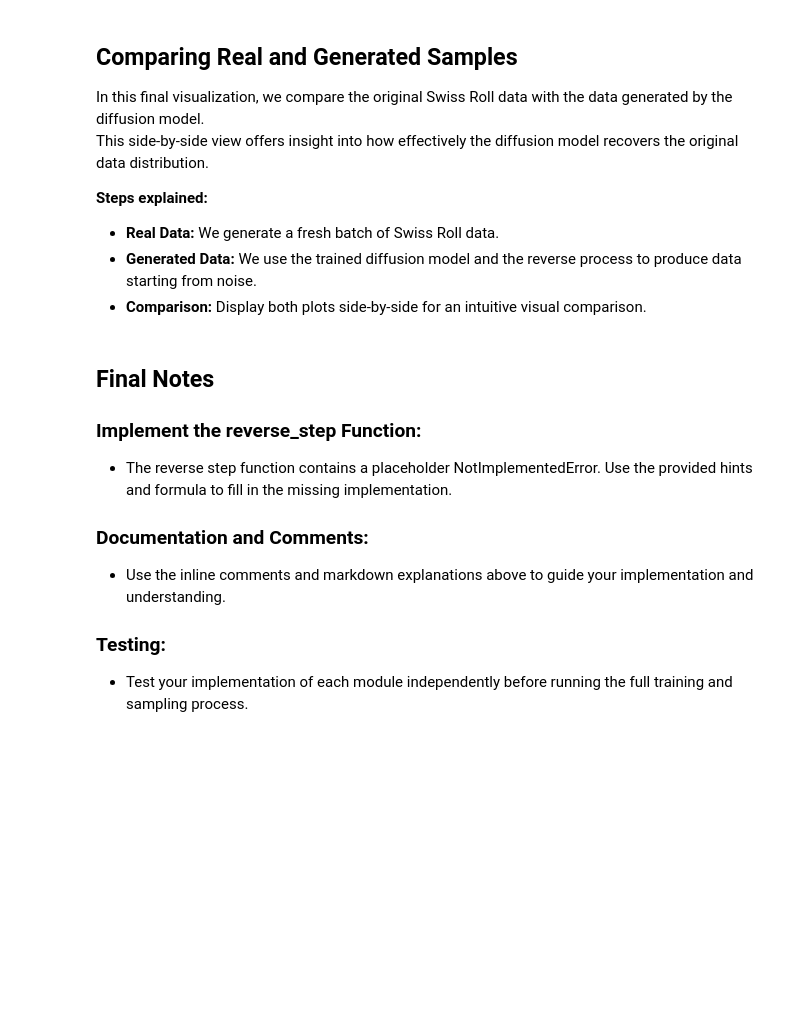
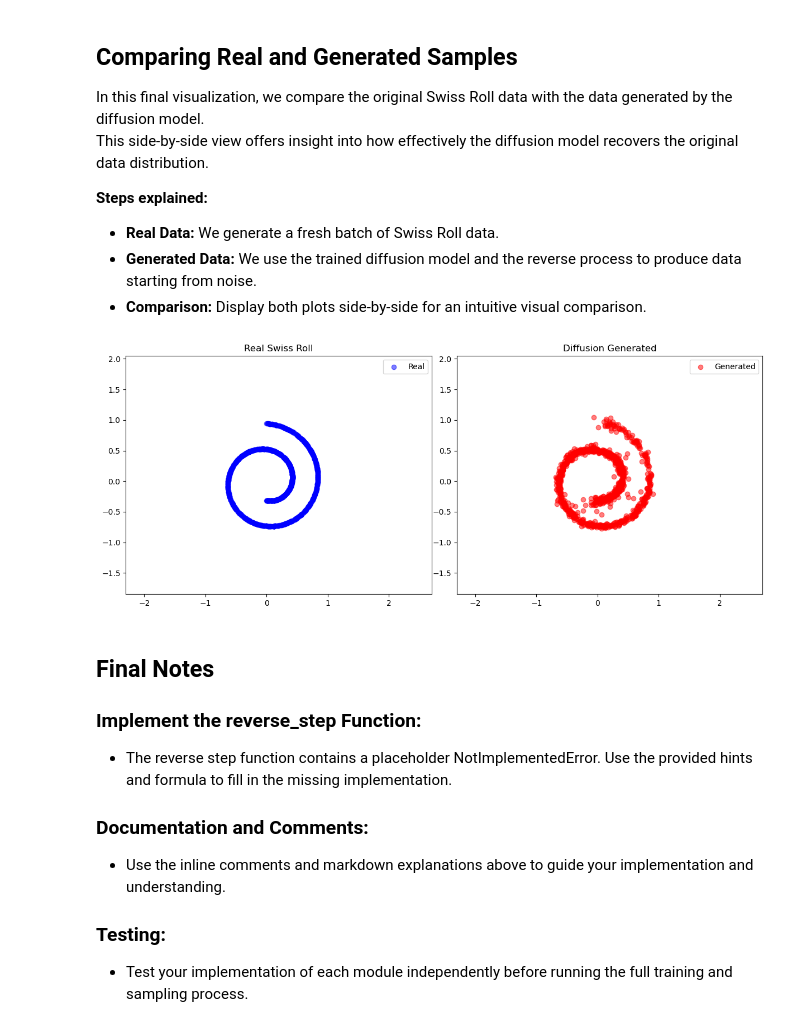
Before and after one commit to zzfz1/CS7150-Homework-4, a Jupyter notebook: HW_4_3_Diffusion.ipynb, the cells around one changed output. Drawn from its saved outputs; the diff is of its cells as text; code cells hidden in the pictures; blank space fills up the shorter version.

```diff
--- a/HW_4_3_Diffusion.ipynb
+++ b/HW_4_3_Diffusion.ipynb
@@ -520,37 +574,44 @@ This side-by-side view offers insight into how effectively the diffusion model r
 # %%
 # Compare real and generated samples side-by-side.
 plt.figure(figsize=(12, 5))
 
 # Plot the original (real) Swiss Roll data.
 plt.subplot(1, 2, 1)
 real_data = generate_swiss_roll(1000)
-plt.scatter(real_data[:, 0], real_data[:, 1],
-            c='blue', alpha=0.5, label='Real')
-plt.title('Real Swiss Roll')
+plt.scatter(real_data[:, 0], real_data[:, 1], c="blue", alpha=0.5, label="Real")
+plt.title("Real Swiss Roll")
 plt.legend()
-plt.axis('equal')
+plt.axis("equal")
 plt.xlim(-2.3, 2.7)
 plt.ylim(-2.4, 2.6)
 
 # Plot the diffusion-generated data.
 plt.subplot(1, 2, 2)
 # Ensure that your reverse_step function is implemented;
 # otherwise, this might throw a NotImplementedError.
 try:
     samples = generate_samples(model, scheduler)
-    plt.scatter(samples[:, 0], samples[:, 1],
-                c='red', alpha=0.5, label='Generated')
-    plt.title('Diffusion Generated')
+    plt.scatter(samples[:, 0], samples[:, 1], c="red", alpha=0.5, label="Generated")
+    plt.title("Diffusion Generated")
     plt.legend()
-    plt.axis('equal')
+    plt.axis("equal")
     plt.xlim(-2.3, 2.7)
     plt.ylim(-2.4, 2.6)
 except NotImplementedError as e:
-    plt.text(0.5, 0.5, str(e), horizontalalignment='center', verticalalignment='center', transform=plt.gca().transAxes)
-    plt.title('Error in Generation Process')
+    plt.text(
+        0.5,
+        0.5,
+        str(e),
+        horizontalalignment="center",
+        verticalalignment="center",
+        transform=plt.gca().transAxes,
+    )
+    plt.title("Error in Generation Process")
 
 plt.tight_layout()
 plt.show()
+# %% [output]
+[figure, added]
 # %% [markdown]
 ## Final Notes
 
```
Also changed, not shown: parts of 10 cells of this notebook.
